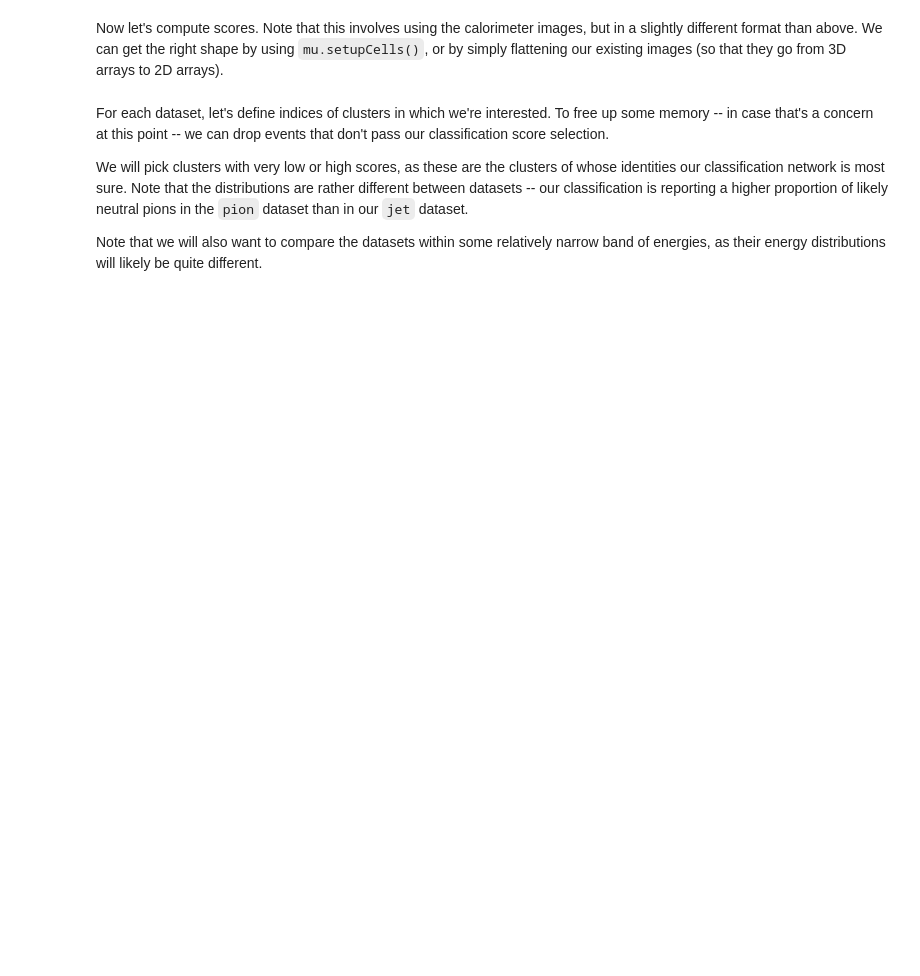
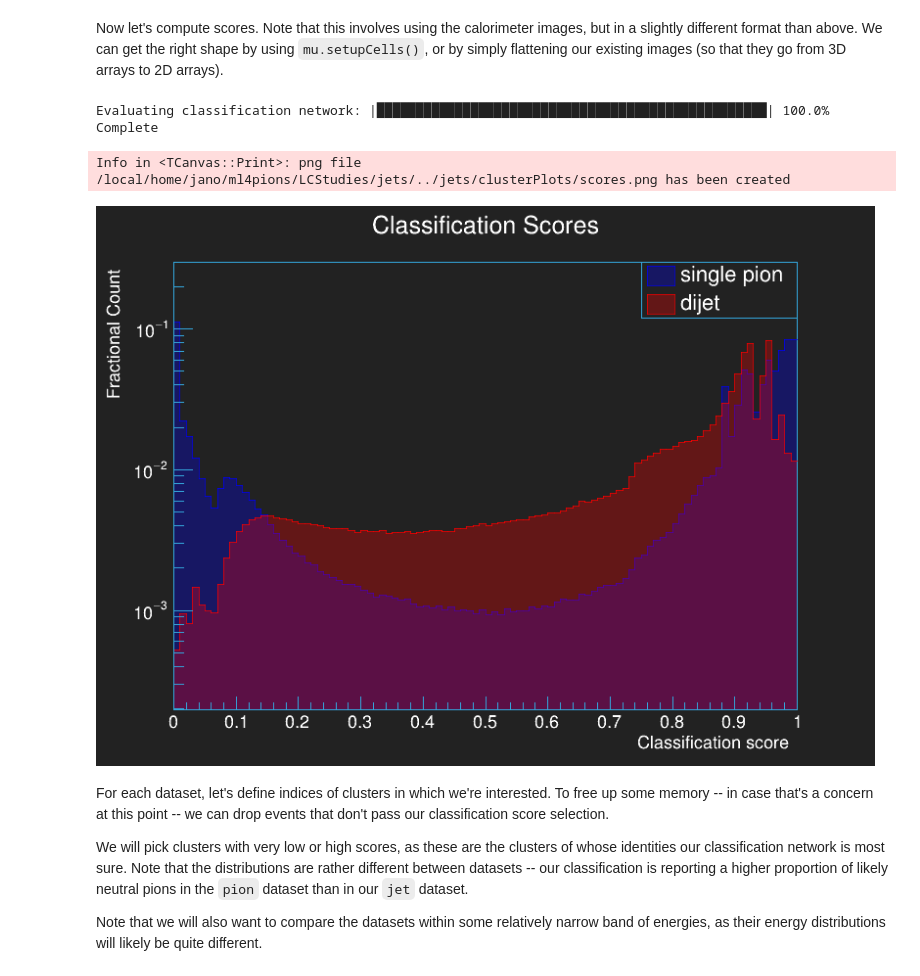
Before and after one commit to atlas-calo-ml/caloml-atlas, a Jupyter notebook: jets/ClusterPlotting.ipynb, the cells around one changed output. Cells and saved outputs as stored; diff of their text form; code cells hidden in the pictures; blank space fills up the shorter version.

```diff
--- a/jets/ClusterPlotting.ipynb
+++ b/jets/ClusterPlotting.ipynb
@@ -18,3 +20,5 @@ from util import jet_util as ju
+# %%
+plotpath = path_prefix + 'jets/clusterPlots/'
 # %%
 plotstyle = qu.PlotStyle('dark')
 plotstyle.SetStyle()
@@ -97,5 +106,5 @@ print ('Number of devices: {}'.format(ngpu))
 # %%
-classification_dir = path_prefix + 'classifier/Models/pion'
+classification_dir = path_prefix + 'classifier/Models'
 # %%
 network_models = {}
 # flat classifiers
@@ -112,6 +121,6 @@ for model in flat_model_files:
 
 # combo classifier
 print('Loading simple combo classification model... ',end='')
-combo_model_file = classification_dir + '/simple/' + 'model_simple_do20.h5'
+combo_model_file = classification_dir + '/simple/' + 'model_simple.h5'
 network_models['combo'] = tf.keras.models.load_model(combo_model_file)
 print('Done.')
@@ -149,36 +167,47 @@ for key in data_trees.keys():
     scores[key] = model.predict(input_scores)[:,1] # likelihood of being charged pion (versus neutral pion)
     i += 1
     qu.printProgressBarColor(i, l, prefix=prefix, suffix=suffix, length=bl)
+# %% [output]
+Evaluating classification network: |██████████████████████████████████████████████████| 100.0% Complete
 # %%
 rt.gStyle.SetOptStat(0)
 c = rt.TCanvas(qu.RN(),'score',800,600)
 
 h = {key:rt.TH1F(qu.RN(), ';Classification Score;Count',100,0.,1.) for key in scores.keys()}
 colors = {'pion':rt.kBlue,'jet':rt.kRed}
+
+legend_entries ={
+    'pion':'single pion',
+    'jet':'dijet'
+}
 
 for key,hist in h.items():
     hist.SetLineColorAlpha(colors[key],0.7)
     hist.SetFillColorAlpha(colors[key],0.3)
     for element in scores[key]: hist.Fill(element)
     hist.Scale(1. / hist.Integral())
 
 hstack = rt.THStack()
 legend = rt.TLegend(0.7,0.8,0.9,0.9)
 legend.SetTextColor(plotstyle.text)
 
 for key,hist in h.items():
     hstack.Add(hist)
-    legend.AddEntry(hist,key,'f')
+    legend.AddEntry(hist,legend_entries[key],'f')
 
 hstack.Draw('NOSTACK HIST')
 hstack.SetMaximum(.3)
 hstack.SetTitle('Classification Scores')
 hstack.GetXaxis().SetTitle('Classification score')
 hstack.GetYaxis().SetTitle('Fractional Count')
 
 legend.Draw()
 rt.gPad.SetLogy()
 c.Draw()
+c.SaveAs(plotpath + 'scores.png')
+# %% [output]
+Info in <TCanvas::Print>: png file /local/home/jano/ml4pions/LCStudies/jets/../jets/clusterPlots/scores.png has been created
+[figure, added]
 # %% [markdown]
 For each dataset, let's define indices of clusters in which we're interested. To free up some memory -- in case that's a concern at this point -- we can drop events that don't pass our classification score selection.
 
```
Also changed, not shown: parts of 9 cells of this notebook, 8 other files.
